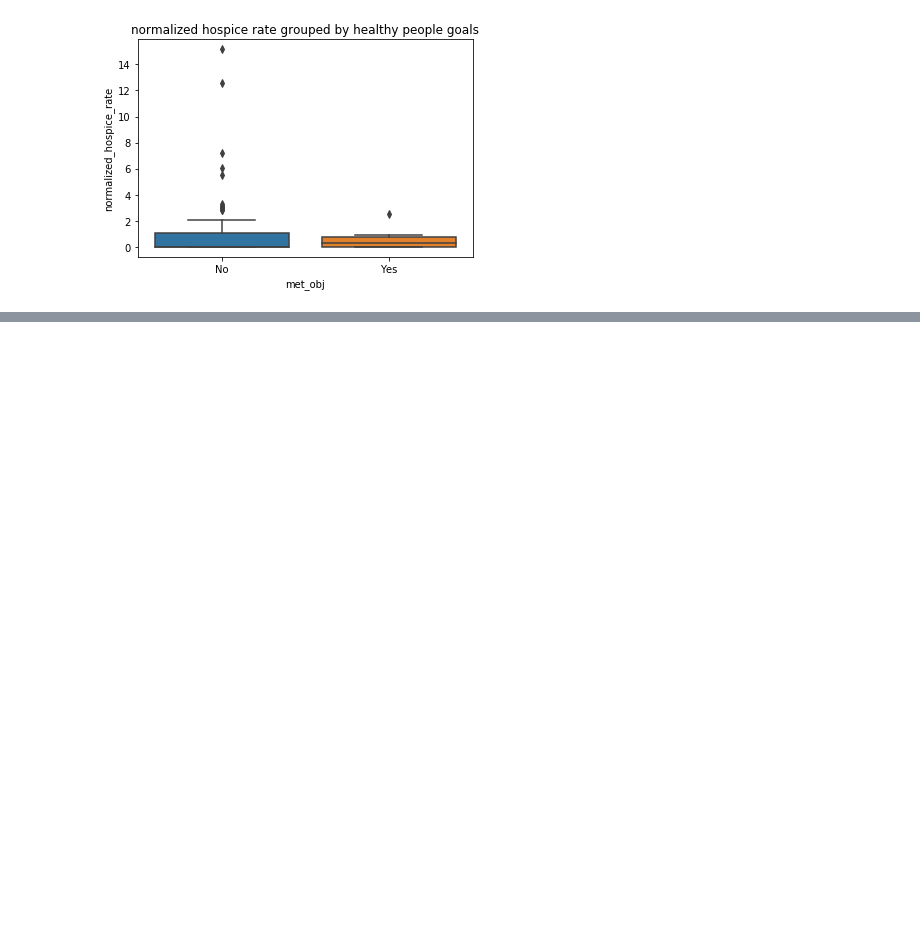
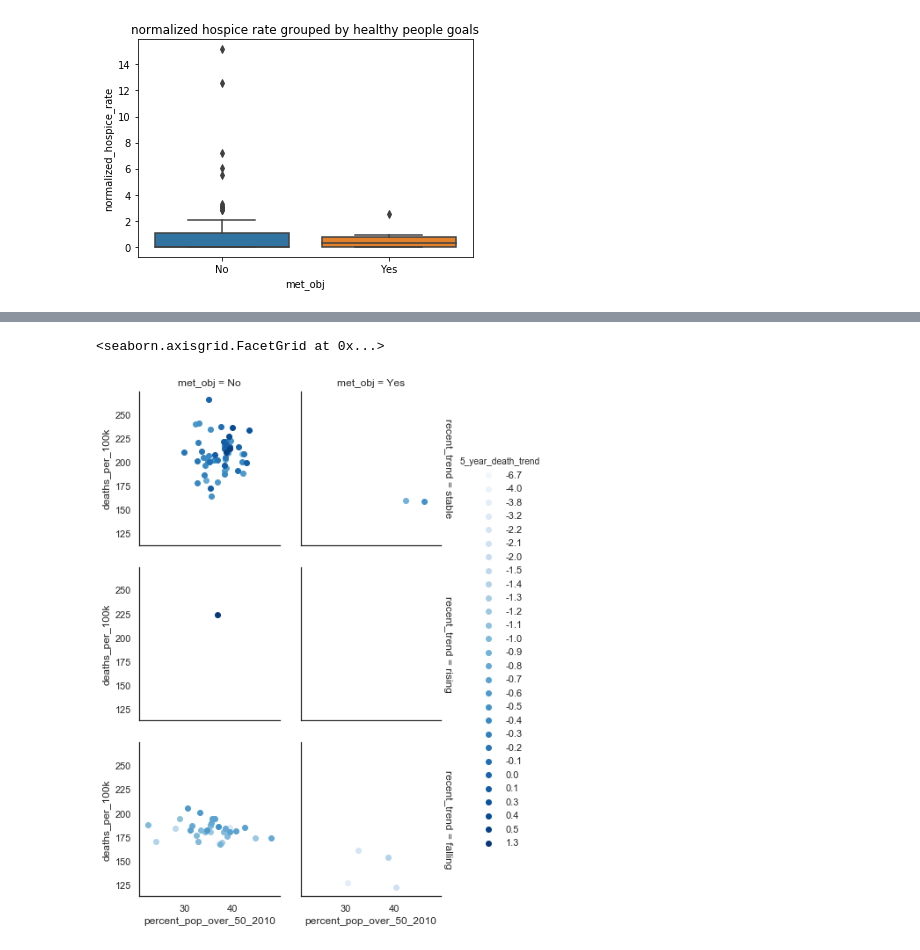
Before and after one commit to praelfj/vanderbilt-aspire-data-essentials, a Jupyter notebook: week_3_and_onward_notebook.ipynb, the cells around one changed output, grey strips where cells are left out. Drawn from its saved outputs; the diff is of its cells as text; code cells hidden in the pictures; blank space fills up the shorter version.

```diff
--- a/week_3_and_onward_notebook.ipynb
+++ b/week_3_and_onward_notebook.ipynb
@@ -440,0 +470,8 @@ plt.close()
+# %%
+#deaths per 100k vs %pop over 40 subdivided by trendsa and whether they met their objectives
+sns.set(style='white')
+g = sns.FacetGrid(pch_pcts, row="recent_trend", col="met_obj", hue="5_year_death_trend",  margin_titles=True, palette="Blues")
+g.map(plt.scatter, "percent_pop_over_50_2010", "deaths_per_100k").add_legend()
+# %% [output]
+<seaborn.axisgrid.FacetGrid at 0x...>
+[figure, added]
```
Also changed, not shown: parts of 16 cells of this notebook, 2 other files.
